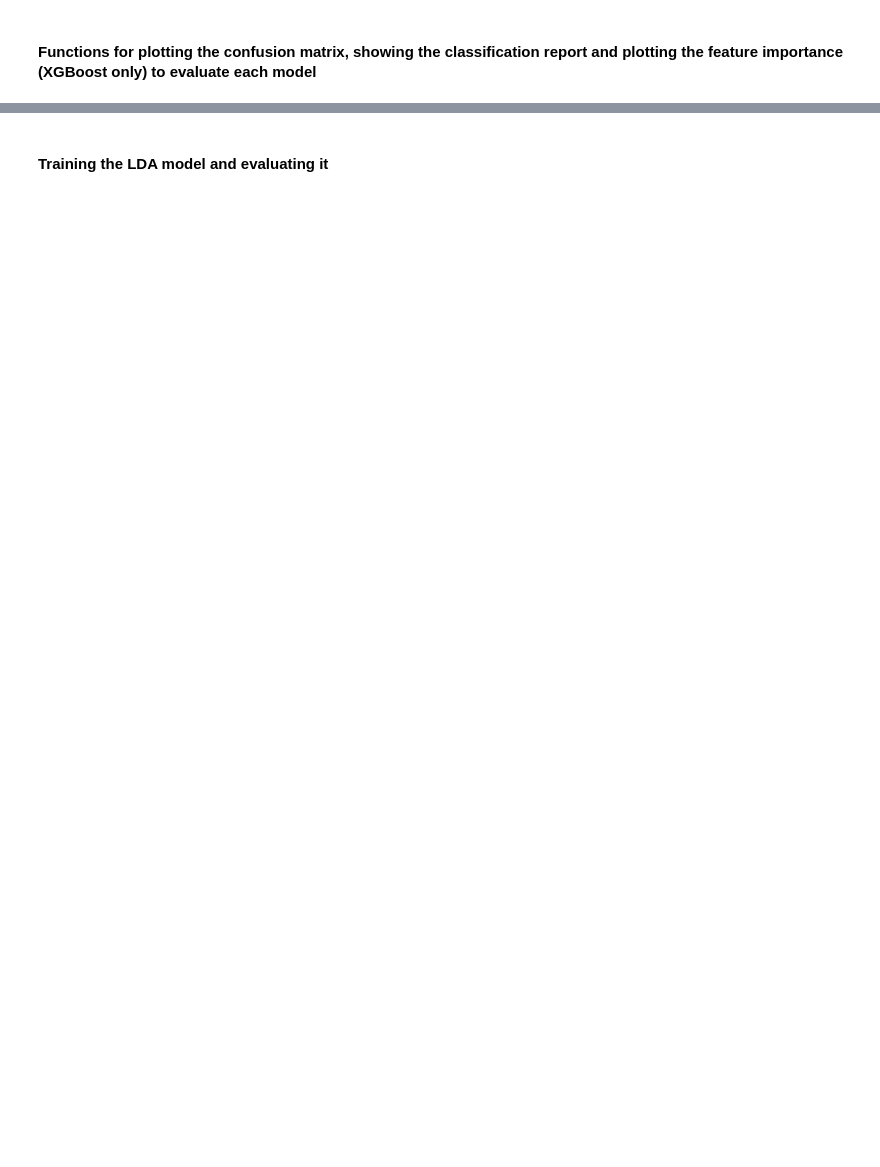
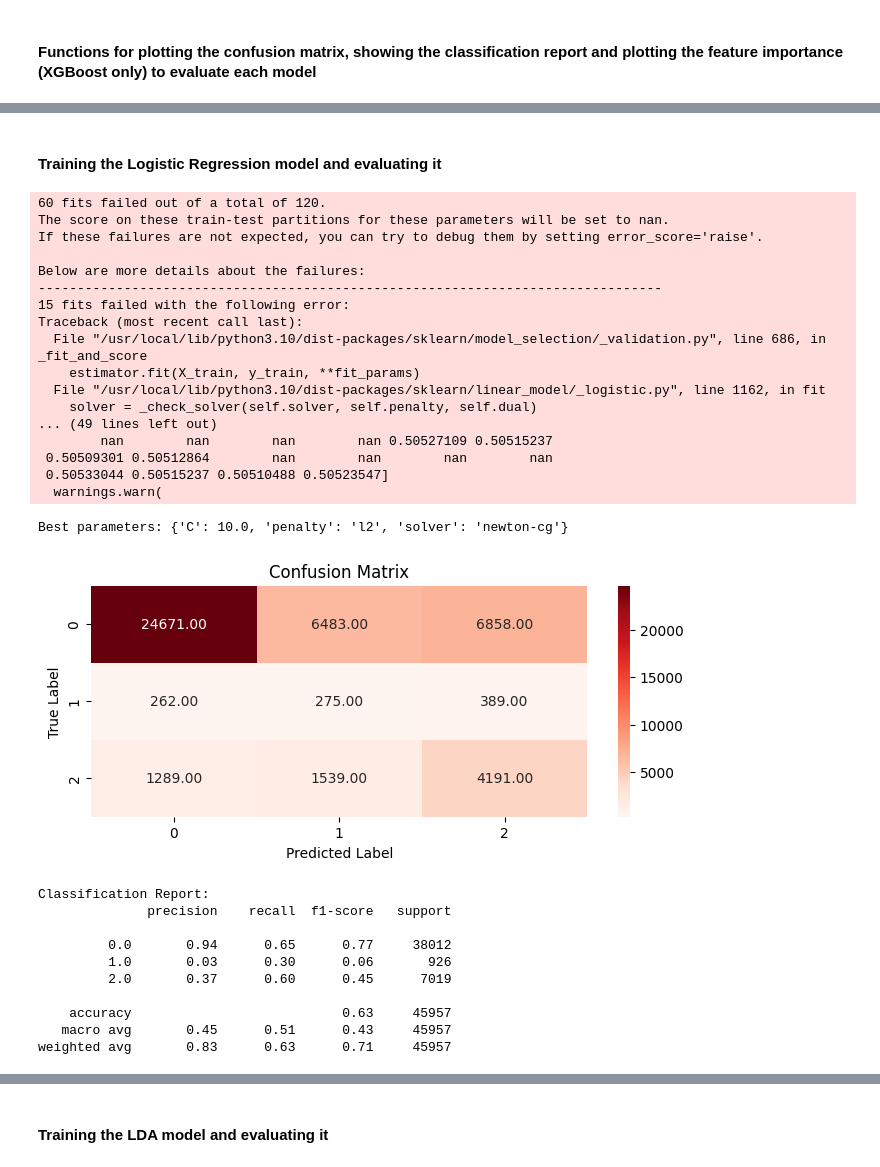
Before and after one commit to AhmeddEmad7/Diabetes_Prediction, a Jupyter notebook: Final_Notebook.ipynb, the cells around one changed output, grey strips where cells are left out. Saved outputs shown, nothing was run; the diff lists cells and outputs as text; code cells hidden in the pictures; blank space fills up the shorter version.

```diff
--- a/Final_Notebook.ipynb
+++ b/Final_Notebook.ipynb
@@ -430,0 +483,52 @@ X.isna()
+# %% [markdown]
+#### Training the Logistic Regression model and evaluating it
+# %%
+lr = LogisticRegression(random_state=42,max_iter=15000)
+
+param_grid = {
+    'C': [0.001, 0.01, 0.1, 1.0, 10.0],
+    'solver': ['newton-cg', 'sag', 'saga', 'lbfgs'],
+    'penalty': ['elasticnet', 'l2']
+}
+
+grid_search = GridSearchCV(estimator=lr, param_grid=param_grid, cv=3, scoring='recall_macro')
+grid_search.fit(X_train, y_train)
+
+print("Best parameters:", grid_search.best_params_)
+
+best_model_lr = grid_search.best_estimator_
+y_pred_lr_cv = best_model_lr.predict(X_test)
+
+
+plot_confusion_matrix(y_test, y_pred_lr_cv)
+show_classification_report(y_test, y_pred_lr_cv)
+# %% [output]
+60 fits failed out of a total of 120.
+The score on these train-test partitions for these parameters will be set to nan.
+If these failures are not expected, you can try to debug them by setting error_score='raise'.
+
+Below are more details about the failures:
+--------------------------------------------------------------------------------
+15 fits failed with the following error:
+Traceback (most recent call last):
+  File "/usr/local/lib/python3.10/dist-packages/sklearn/model_selection/_validation.py", line 686, in _fit_and_score
+    estimator.fit(X_train, y_train, **fit_params)
+  File "/usr/local/lib/python3.10/dist-packages/sklearn/linear_model/_logistic.py", line 1162, in fit
+    solver = _check_solver(self.solver, self.penalty, self.dual)
+... (49 lines left out)
+        nan        nan        nan        nan 0.50527109 0.50515237
+ 0.50509301 0.50512864        nan        nan        nan        nan
+ 0.50533044 0.50515237 0.50510488 0.50523547]
+  warnings.warn(
+Best parameters: {'C': 10.0, 'penalty': 'l2', 'solver': 'newton-cg'}
+[figure, added]
+Classification Report:
+              precision    recall  f1-score   support
+
+         0.0       0.94      0.65      0.77     38012
+         1.0       0.03      0.30      0.06       926
+         2.0       0.37      0.60      0.45      7019
+
+    accuracy                           0.63     45957
+   macro avg       0.45      0.51      0.43     45957
+weighted avg       0.83      0.63      0.71     45957
```
Also changed, not shown: parts of 34 cells of this notebook, 1 other file.
